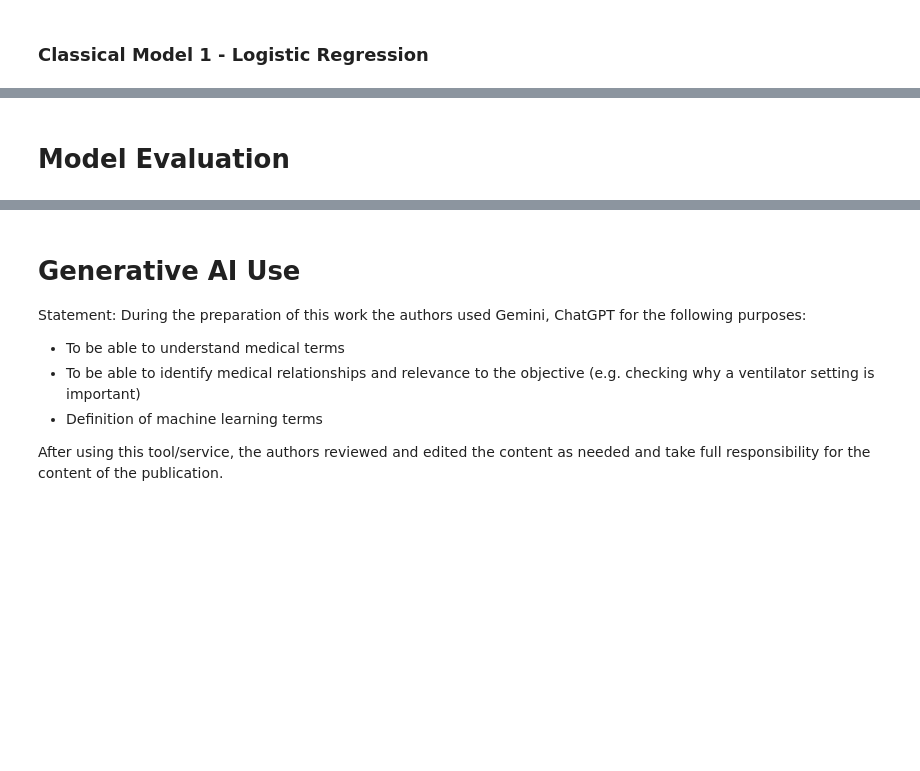
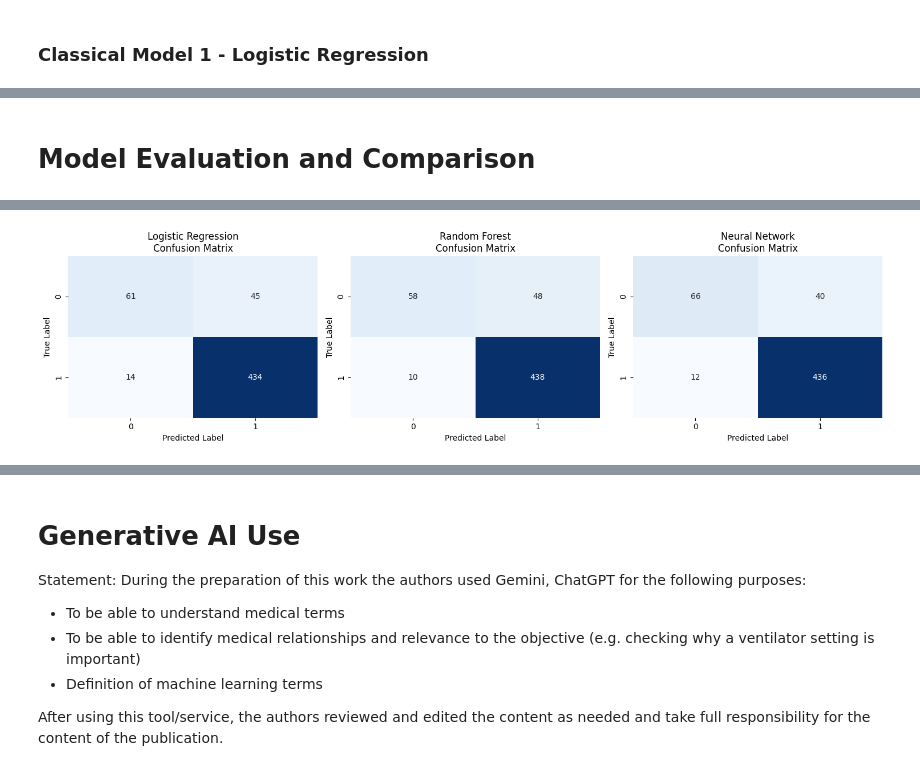
Before and after one commit to lonebono/STINTSY-MCO, a Jupyter notebook: STINTSY-MCO-Group 9.ipynb, the cells around one changed output, grey strips where cells are left out. Cells and saved outputs as stored; diff of their text form; code cells hidden in the pictures; blank space fills up the shorter version.

```diff
--- a/STINTSY-MCO-Group 9.ipynb
+++ b/STINTSY-MCO-Group 9.ipynb
@@ -864,2 +1406,75 @@ Given that clinical logs are typically stored as a list of multiple events per p
 # %% [markdown]
-# Model Evaluation
+# Model Evaluation and Comparison
+# %%
+print("\n" + "="*60)
+print("MODEL COMPARISON AND EVALUATION")
+print("="*60 + "\n")
+
+# Create comparison table
+results = {
+    'Model': ['Logistic Regression', 'Random Forest', 'Neural Network'],
+    'Accuracy': [
+        accuracy_score(y_test, y_test_pred_lr),
+        accuracy_score(y_test, y_test_pred_rf),
+        accuracy_score(y_test, y_test_pred_nn)
+    ],
+    'Precision': [
+        precision_score(y_test, y_test_pred_lr),
+        precision_score(y_test, y_test_pred_rf),
+        precision_score(y_test, y_test_pred_nn)
+    ],
+    'Recall': [
+        recall_score(y_test, y_test_pred_lr),
+        recall_score(y_test, y_test_pred_rf),
+        recall_score(y_test, y_test_pred_nn)
+    ],
+    'F1-Score': [
+        f1_score(y_test, y_test_pred_lr),
+        f1_score(y_test, y_test_pred_rf),
+        f1_score(y_test, y_test_pred_nn)
+    ],
+    'ROC-AUC': [
+        roc_auc_score(y_test, y_test_pred_proba_lr),
+        roc_auc_score(y_test, y_test_pred_proba_rf),
+        roc_auc_score(y_test, y_test_pred_nn_proba)
+    ]
+}
+
+results_df = pd.DataFrame(results)
+print("Model Performance Comparison (Test Set):")
+print(results_df.to_string(index=False))
+
+# Find best model
+best_model_idx = results_df['F1-Score'].idxmax()
+best_model_name = results_df.loc[best_model_idx, 'Model']
+print(f"\n✓ Best Model: {best_model_name}")
+
+# Confusion matrices
+fig, axes = plt.subplots(1, 3, figsize=(15, 4))
+
+models = [
+    ('Logistic Regression', y_test_pred_lr),
+    ('Random Forest', y_test_pred_rf),
+    ('Neural Network', y_test_pred_nn)
+]
+
+for idx, (name, predictions) in enumerate(models):
+    cm = confusion_matrix(y_test, predictions)
+    sns.heatmap(cm, annot=True, fmt='d', cmap='Blues', ax=axes[idx], cbar=False)
+    axes[idx].set_title(f'{name}\nConfusion Matrix')
+    axes[idx].set_ylabel('True Label')
+    axes[idx].set_xlabel('Predicted Label')
+
+plt.tight_layout()
+plt.show()
+
+# Classification reports
+print("\n" + "="*60)
+print("DETAILED CLASSIFICATION REPORTS")
+print("="*60 + "\n")
+
+for name, predictions in models:
+    print(f"--- {name} ---")
+    print(classification_report(y_test, predictions, target_names=['Not Transplanted', 'Transplanted']))
+    print()
+# %% [output]
@@ -865,0 +1492 @@ Given that clinical logs are typically stored as a list of multiple events per p
+[figure, added]
```
Also changed, not shown: parts of 43 cells of this notebook, 2 other files.
